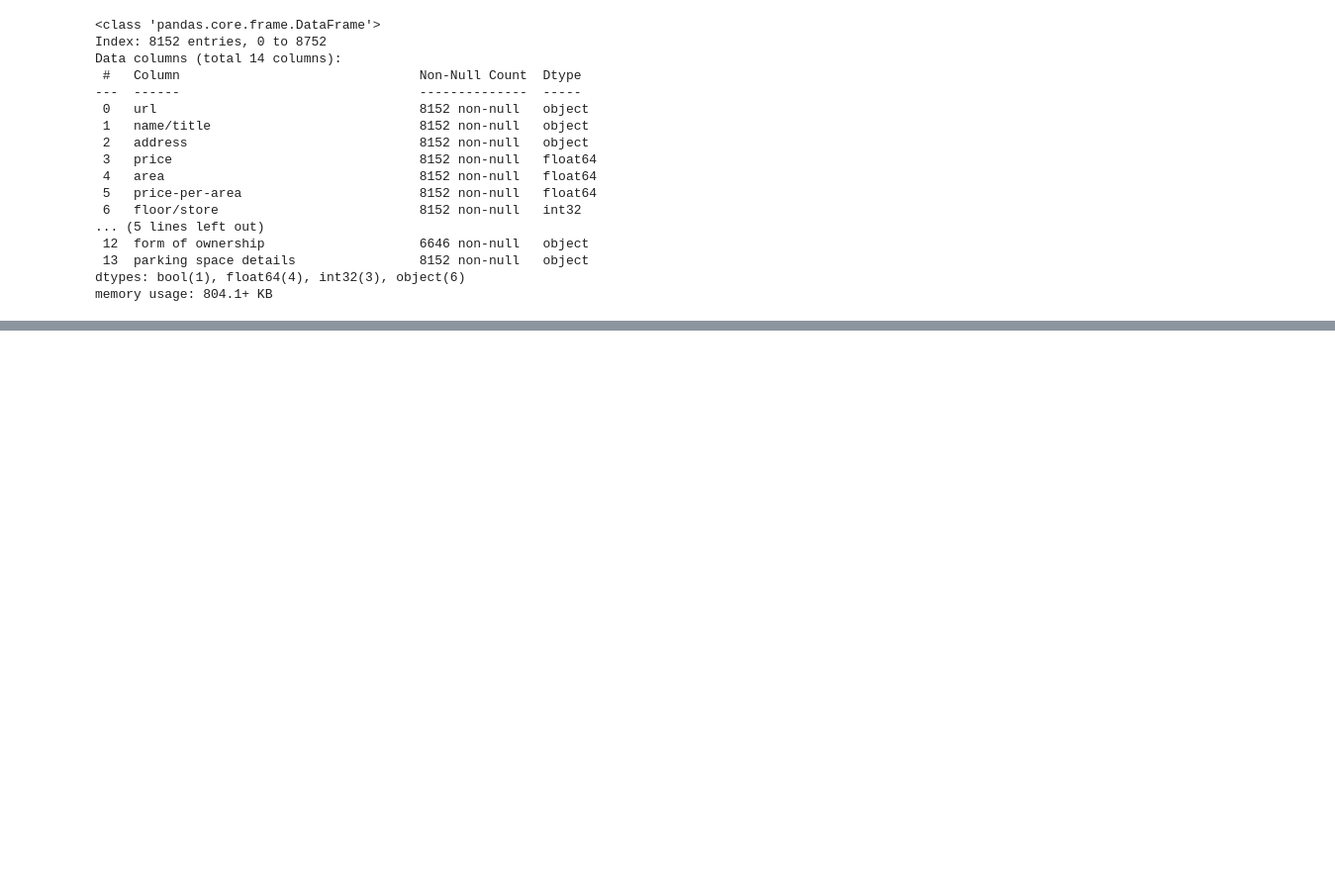
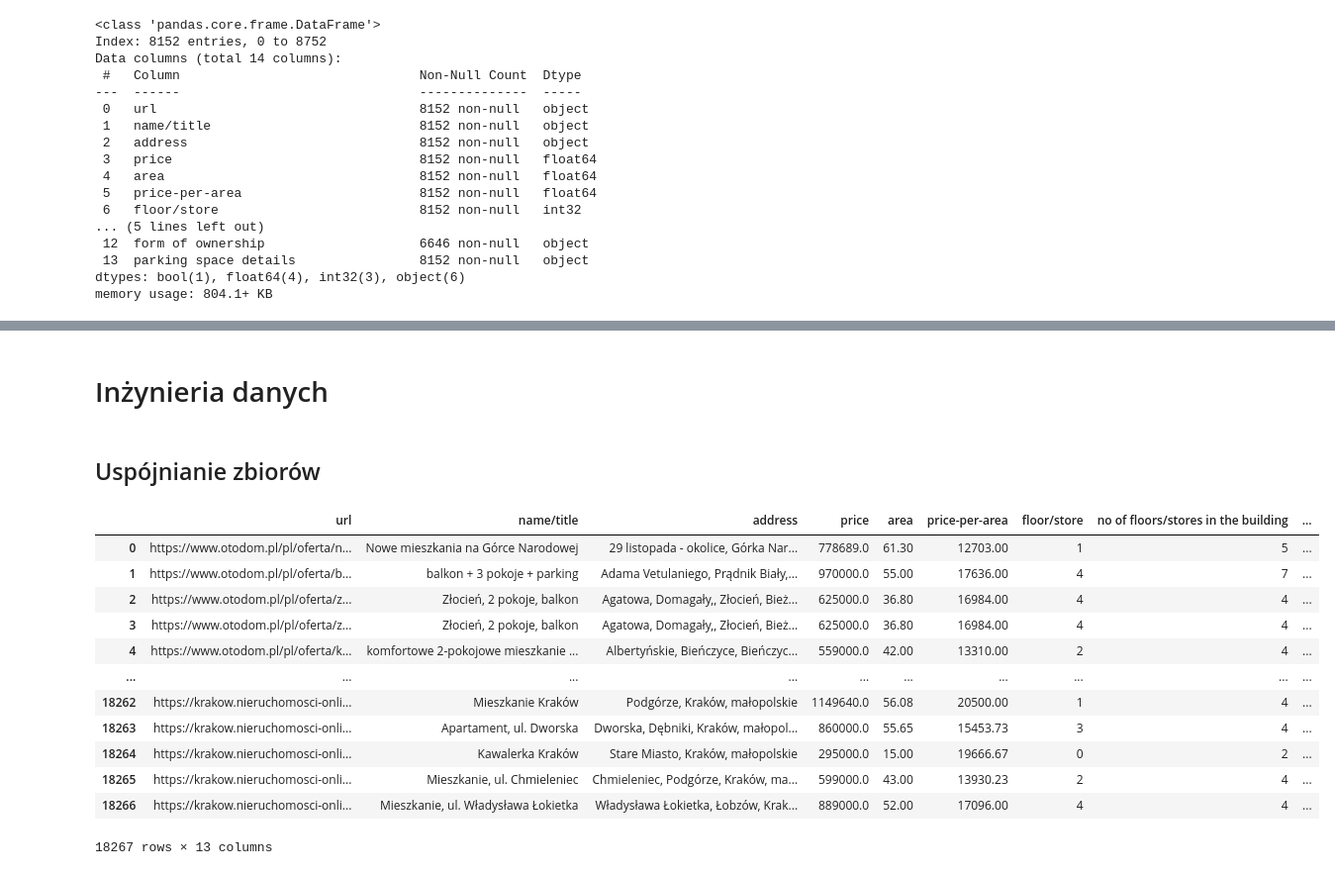
Before and after one commit to ksobczykR2DS/cracow-house-market-analysis, a Jupyter notebook: analysis.ipynb, the cells around one changed output, grey strips where cells are left out. Shown at 99% size. Cells and saved outputs as stored; diff of their text form; code cells hidden in the pictures; blank space fills up the shorter version.

```diff
--- a/analysis.ipynb
+++ b/analysis.ipynb
@@ -518,0 +521,4 @@ Name: count, dtype: int64
+# %%
+# Usuń adresy spoza Krakowa
+print(df_otodom[~df_otodom['address'].str.contains("Kraków", na=False)].shape[0])
+df_otodom = df_otodom[df_otodom['address'].str.contains("Kraków", na=False)]
@@ -546,25 +551,0 @@ df_otodom.shape[0] - nan_row_count
-# %%
-def check_similarity(group):
-    if len(group) > 1:
-        price_mean = group['price'].mean()
-        area_mean = group['area'].mean()
-        price_range = price_mean * 0.01
-        area_range = area_mean * 0.01
-        similar_price = group['price'].between(group['price'] - price_range, group['price'] + price_range)
-        similar_area = group['area'].between(group['area'] - area_range, group['area']+ area_range)
-        group['is_duplicate'] = similar_price & similar_area
-    else:
-        group['is_duplicate'] = False
-    return group
-
-df_otodom = df_otodom.groupby(['address', 'floor/store', 'no of floors/stores in the building', 'no of rooms']).apply(check_similarity).reset_index(drop=True)
-
-duplicates = df_otodom[df_otodom['is_duplicate']]
-non_duplicates = df_otodom[~df_otodom['is_duplicate']]
-
-most_complete_duplicates = duplicates.groupby(['address', 'floor/store', 'no of floors/stores in the building', 'no of rooms']).apply(lambda x: x.loc[x.notna().sum(axis=1).idxmax()]).reset_index(drop=True)
-
-filtered_df_otodom = pd.concat([non_duplicates, most_complete_duplicates], ignore_index=True)
-
-sorted_filtered_df_otodom = filtered_df_otodom.sort_values(by=['address', 'price', 'area'])
-sorted_filtered_df_otodom
@@ -1094,0 +928,22 @@ dtype: int64
+# %% [markdown]
+# Inżynieria danych
+# %% [markdown]
+## Uspójnianie zbiorów
+# %%
+common_columns = df_otodom.columns.intersection(df_nieruchomosci.columns)
+df_apartments = pd.concat([df_otodom[common_columns], df_nieruchomosci[common_columns]], ignore_index=True)
+df_apartments
+# %% [output]
+|  | url | name/title | address | price | area | price-per-area | floor/store | no of floors/stores in the building | ... |
+| 0 | https://www.otodom.pl/pl/oferta/n... | Nowe mieszkania na Górce Narodowej | 29 listopada - okolice, Górka Nar... | 778689.0 | 61.30 | 12703.00 | 1 | 5 | ... |
+| 1 | https://www.otodom.pl/pl/oferta/b... | balkon + 3 pokoje + parking | Adama Vetulaniego, Prądnik Biały,... | 970000.0 | 55.00 | 17636.00 | 4 | 7 | ... |
+| 2 | https://www.otodom.pl/pl/oferta/z... | Złocień, 2 pokoje, balkon | Agatowa, Domagały,, Złocień, Bież... | 625000.0 | 36.80 | 16984.00 | 4 | 4 | ... |
+| 3 | https://www.otodom.pl/pl/oferta/z... | Złocień, 2 pokoje, balkon | Agatowa, Domagały,, Złocień, Bież... | 625000.0 | 36.80 | 16984.00 | 4 | 4 | ... |
+| 4 | https://www.otodom.pl/pl/oferta/k... | komfortowe 2-pokojowe mieszkanie ... | Albertyńskie, Bieńczyce, Bieńczyc... | 559000.0 | 42.00 | 13310.00 | 2 | 4 | ... |
+| ... | ... | ... | ... | ... | ... | ... | ... | ... | ... |
+| 18262 | https://krakow.nieruchomosci-onli... | Mieszkanie Kraków | Podgórze, Kraków, małopolskie | 1149640.0 | 56.08 | 20500.00 | 1 | 4 | ... |
+| 18263 | https://krakow.nieruchomosci-onli... | Apartament, ul. Dworska | Dworska, Dębniki, Kraków, małopol... | 860000.0 | 55.65 | 15453.73 | 3 | 4 | ... |
+| 18264 | https://krakow.nieruchomosci-onli... | Kawalerka Kraków | Stare Miasto, Kraków, małopolskie | 295000.0 | 15.00 | 19666.67 | 0 | 2 | ... |
+| 18265 | https://krakow.nieruchomosci-onli... | Mieszkanie, ul. Chmieleniec | Chmieleniec, Podgórze, Kraków, ma... | 599000.0 | 43.00 | 13930.23 | 2 | 4 | ... |
+| 18266 | https://krakow.nieruchomosci-onli... | Mieszkanie, ul. Władysława Łokietka | Władysława Łokietka, Łobzów, Krak... | 889000.0 | 52.00 | 17096.00 | 4 | 4 | ... |
+18267 rows × 13 columns
```
Also changed, not shown: parts of 51 cells of this notebook.
